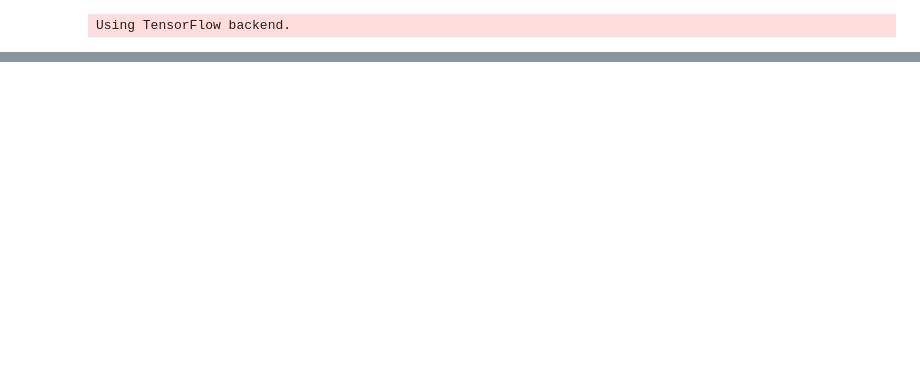
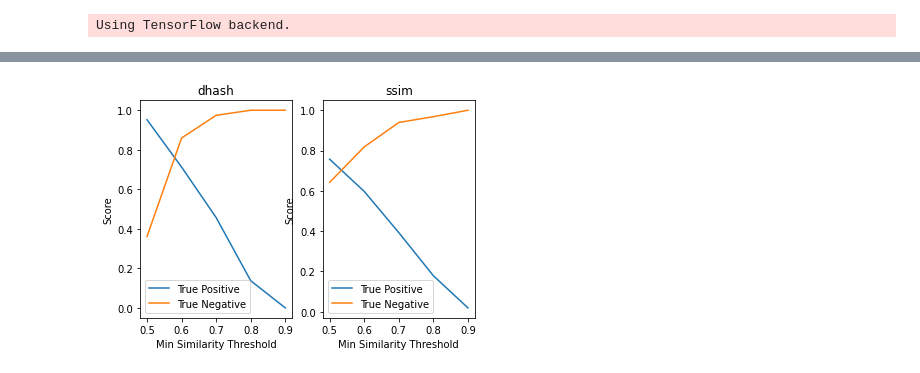
Before and after one commit to MulongXie/UIED-Cross-Platform, a Jupyter notebook: evaluation.ipynb, the cells around one changed output, grey strips where cells are left out. Cells and saved outputs as stored; diff of their text form; code cells hidden in the pictures; blank space fills up the shorter version.

Commit message:
draw correctbess curves fir all methods

```diff
--- a/evaluation.ipynb
+++ b/evaluation.ipynb
@@ -80,7 +80,7 @@ def correctness_in_range(sim_pos, sim_neg, method, thresh_range=np.arange(0.5, 1
     return np.array(correctness)
 
 
-def draw_correctness_curve(correctness, method):
+def draw_correctness_curve(correctness, method, thresh_range=np.arange(0.5, 1, 0.1)):
     plt.title(method)
     plt.plot(thresh_range, correctness[:, 0], label='True Positive')
     plt.plot(thresh_range, correctness[:, 1], label='True Negative')
@@ -99,0 +100,6 @@ draw_correctness_curve(cor_dhash, 'dhash')
+# %%
+methods = ['dhash', 'ssim', 'surf', 'sift', 'resnet']
+correctness = {}
+# %%
+for method in methods:
+    correctness[method] = correctness_in_range(pos_sims, neg_sims, method)
@@ -99,0 +144,8 @@ draw_correctness_curve(cor_dhash, 'dhash')
+# %%
+plt.subplot(1, 2, 1)
+draw_correctness_curve(correctness['dhash'], 'dhash')
+plt.subplot(1, 2, 2)
+draw_correctness_curve(correctness['ssim'], 'ssim')
+plt.savefig('a.png')
+# %% [output]
+[figure, added]
```
Also changed, not shown: parts of 5 cells of this notebook.
